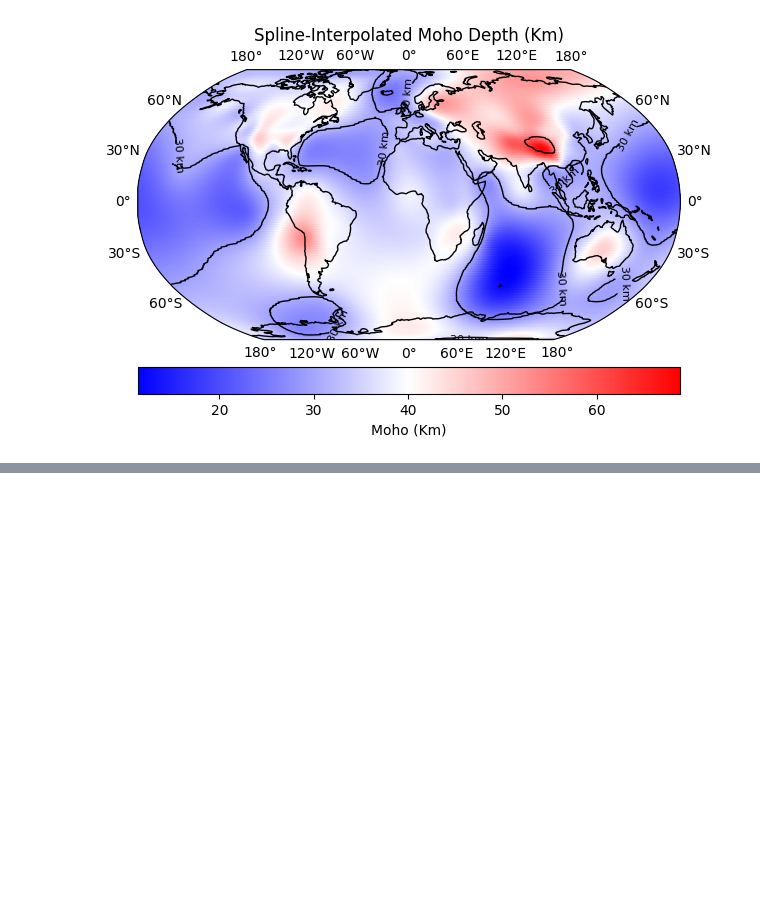
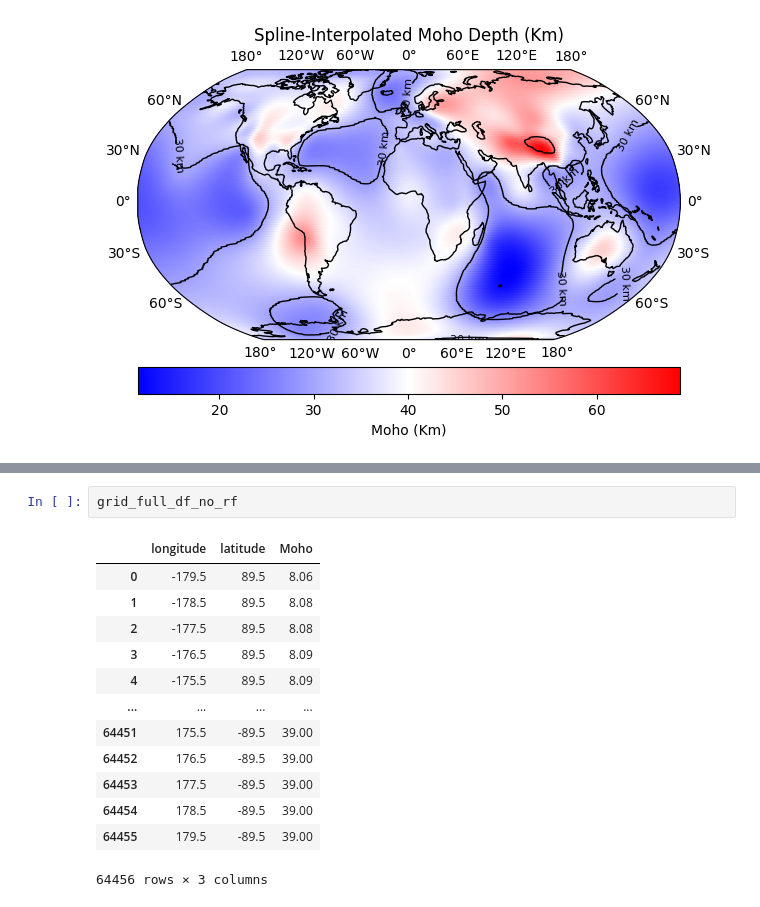
Before and after one commit to AmitavaDutta/Global_moho_compilation, a Jupyter notebook: Crust_Map.ipynb, the cells around one changed output, grey strips where cells are left out. Drawn from its saved outputs; the diff is of its cells as text; blank space fills up the shorter version.

```diff
--- a/Crust_Map.ipynb
+++ b/Crust_Map.ipynb
@@ -799,0 +409,16 @@ df_moho_depth
+# %%
+grid_full_df_no_rf
+# %% [output]
+|  | longitude | latitude | Moho |
+| 0 | -179.5 | 89.5 | 8.06 |
+| 1 | -178.5 | 89.5 | 8.08 |
+| 2 | -177.5 | 89.5 | 8.08 |
+| 3 | -176.5 | 89.5 | 8.09 |
+| 4 | -175.5 | 89.5 | 8.09 |
+| ... | ... | ... | ... |
+| 64451 | 175.5 | -89.5 | 39.00 |
+| 64452 | 176.5 | -89.5 | 39.00 |
+| 64453 | 177.5 | -89.5 | 39.00 |
+| 64454 | 178.5 | -89.5 | 39.00 |
+| 64455 | 179.5 | -89.5 | 39.00 |
+64456 rows × 3 columns
```
Also changed, not shown: parts of 34 cells of this notebook, 20 other files.
